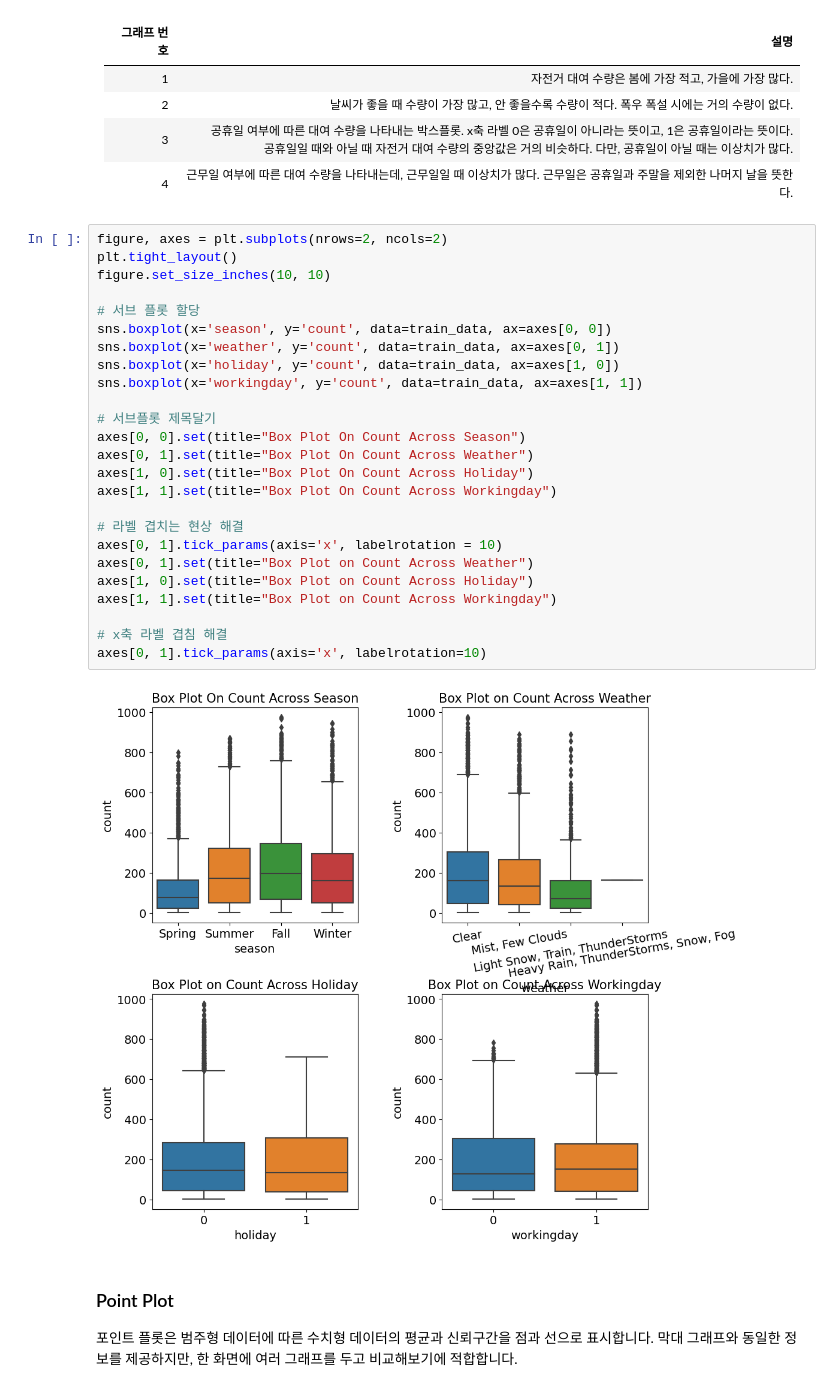
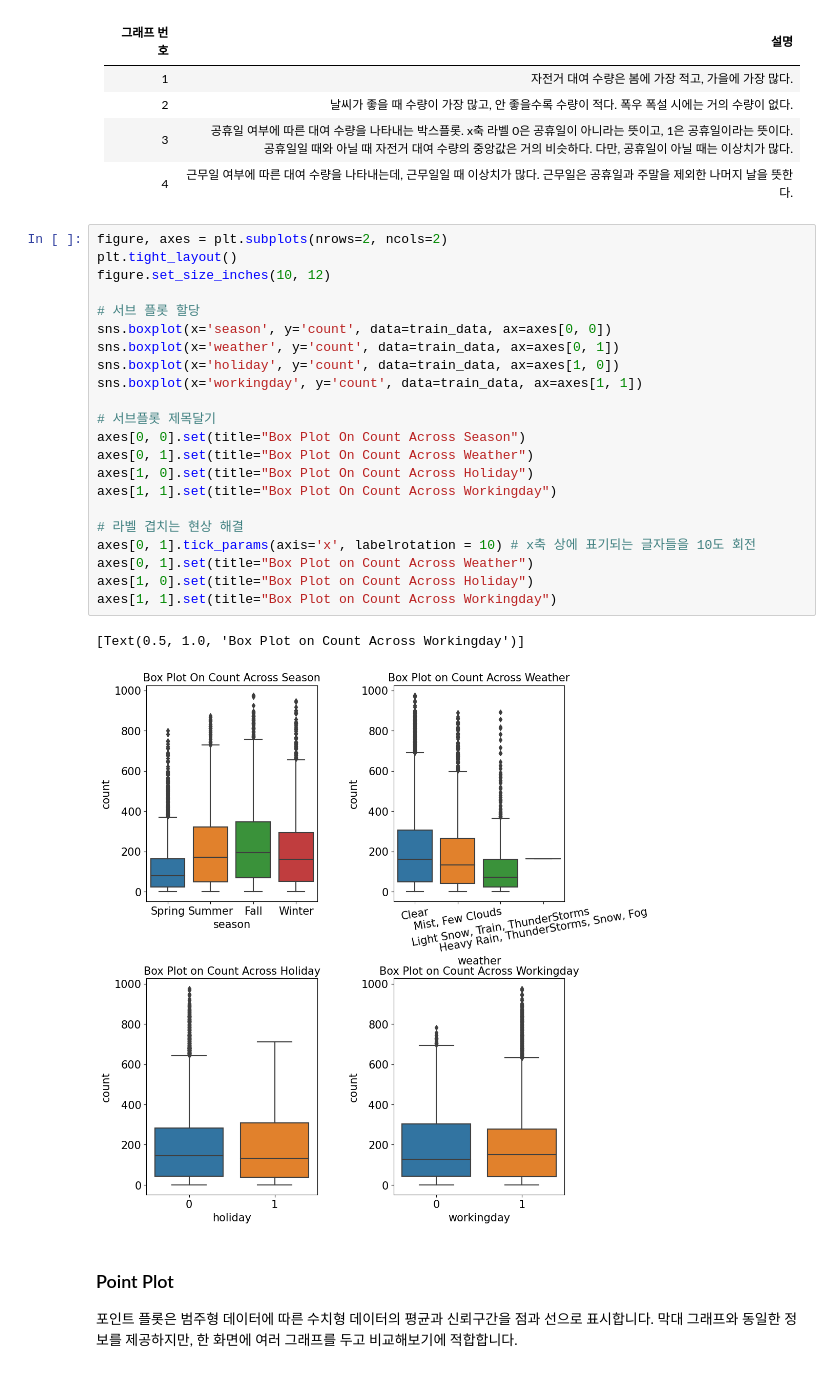
Before and after one commit to LeeHeonWoo1/ML_DL, a Jupyter notebook: ML/Kaggle/BikeSharingDemand/dataAnalysis.ipynb, the cells around one changed output. Cells and saved outputs as stored; diff of their text form.

```diff
--- a/ML/Kaggle/BikeSharingDemand/dataAnalysis.ipynb
+++ b/ML/Kaggle/BikeSharingDemand/dataAnalysis.ipynb
@@ -301,30 +296,28 @@ axes[1, 1].tick_params(axis='x', labelrotation=90)
 # %%
 figure, axes = plt.subplots(nrows=2, ncols=2)
 plt.tight_layout()
-figure.set_size_inches(10, 10)
+figure.set_size_inches(10, 12)
 
 # 서브 플롯 할당
 sns.boxplot(x='season', y='count', data=train_data, ax=axes[0, 0])
 sns.boxplot(x='weather', y='count', data=train_data, ax=axes[0, 1])
 sns.boxplot(x='holiday', y='count', data=train_data, ax=axes[1, 0])
 sns.boxplot(x='workingday', y='count', data=train_data, ax=axes[1, 1])
 
 # 서브플롯 제목달기
 axes[0, 0].set(title="Box Plot On Count Across Season")
 axes[0, 1].set(title="Box Plot On Count Across Weather")
 axes[1, 0].set(title="Box Plot On Count Across Holiday")
 axes[1, 1].set(title="Box Plot On Count Across Workingday")
 
 # 라벨 겹치는 현상 해결
-axes[0, 1].tick_params(axis='x', labelrotation = 10)
+axes[0, 1].tick_params(axis='x', labelrotation = 10) # x축 상에 표기되는 글자들을 10도 회전
 axes[0, 1].set(title="Box Plot on Count Across Weather")
 axes[1, 0].set(title="Box Plot on Count Across Holiday")
 axes[1, 1].set(title="Box Plot on Count Across Workingday")
-
-# x축 라벨 겹침 해결
-axes[0, 1].tick_params(axis='x', labelrotation=10)
 # %% [output]
+[Text(0.5, 1.0, 'Box Plot on Count Across Workingday')]
-[figure, old version]
+[figure, new version]
 # %% [markdown]
 ### Point Plot
 포인트 플롯은 범주형 데이터에 따른 수치형 데이터의 평균과 신뢰구간을 점과 선으로 표시합니다. 막대 그래프와 동일한 정보를 제공하지만, 한 화면에 여러 그래프를 두고 비교해보기에 적합합니다.
```
Also changed, not shown: parts of 15 cells of this notebook, 3 other files.
